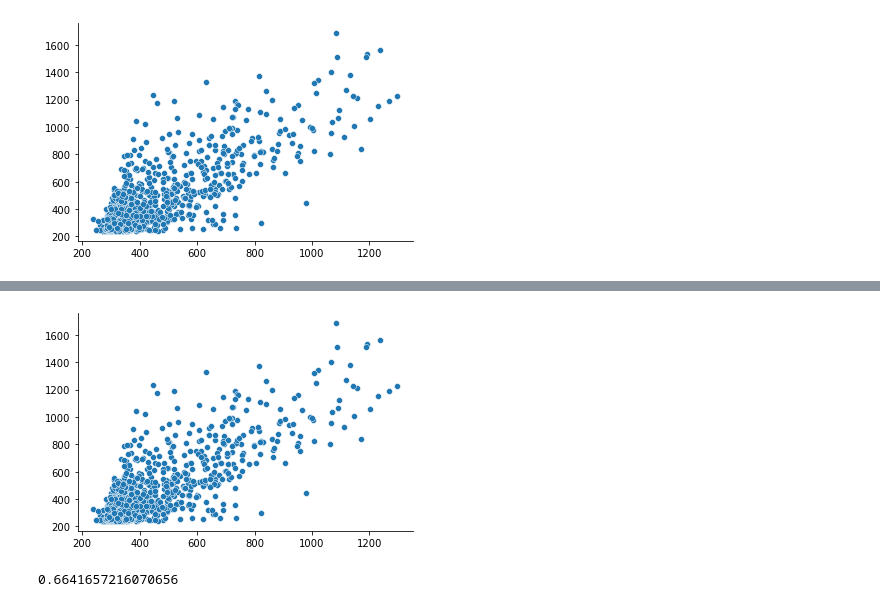
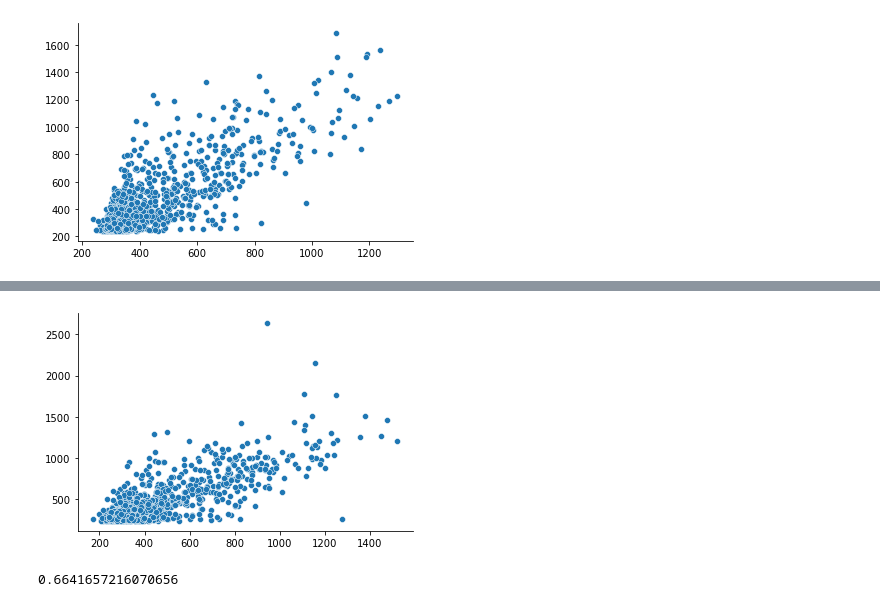
Before and after one commit to michaelhalim168/flight-delay-prediction, a Jupyter notebook: notebooks/regression-model-testing.ipynb, the cells around one changed output, grey strips where cells are left out. Drawn from its saved outputs; the diff is of its cells as text; code cells hidden in the pictures.

```diff
--- a/notebooks/regression-model-testing.ipynb
+++ b/notebooks/regression-model-testing.ipynb
@@ -454,11 +494,11 @@ xgb.score(X_test, y_test)
 # %%
 y_pred_ext_xgb = xgb.predict(X_test)
 # %%
-sns.scatterplot(x=y_pred_ext, y=y_test.reshape(1,-1)[0])
+sns.scatterplot(x=y_pred_ext_xgb, y=y_test.reshape(1,-1)[0])
 sns.despine()
 plt.show()
 # %% [output]
-[figure, old version]
+[figure, new version]
 # %%
 #Random Forest
 rfr = RandomForestRegressor()
```
Also changed, not shown: parts of 41 cells of this notebook, 11 other files.
